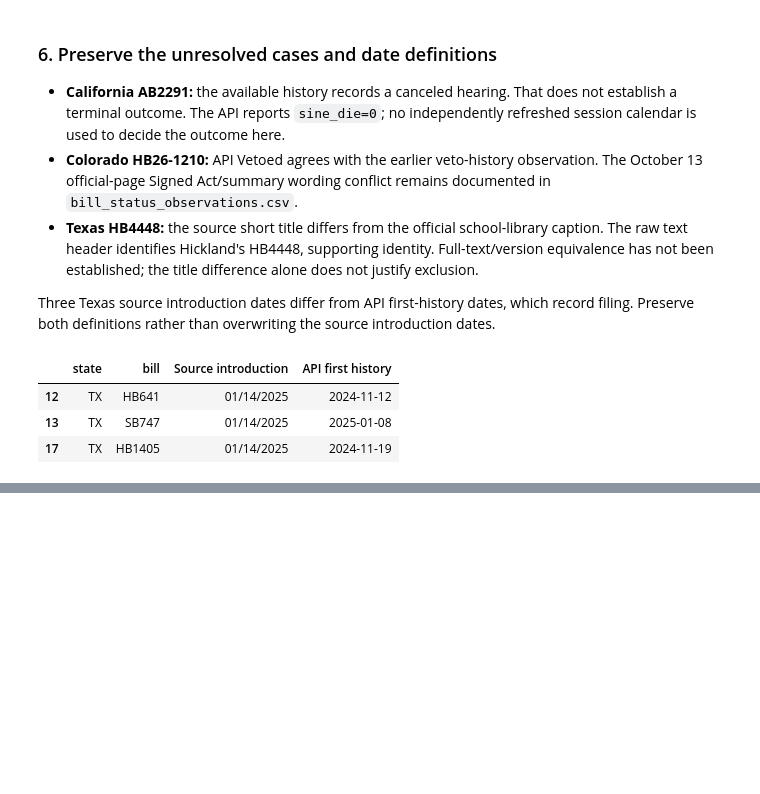
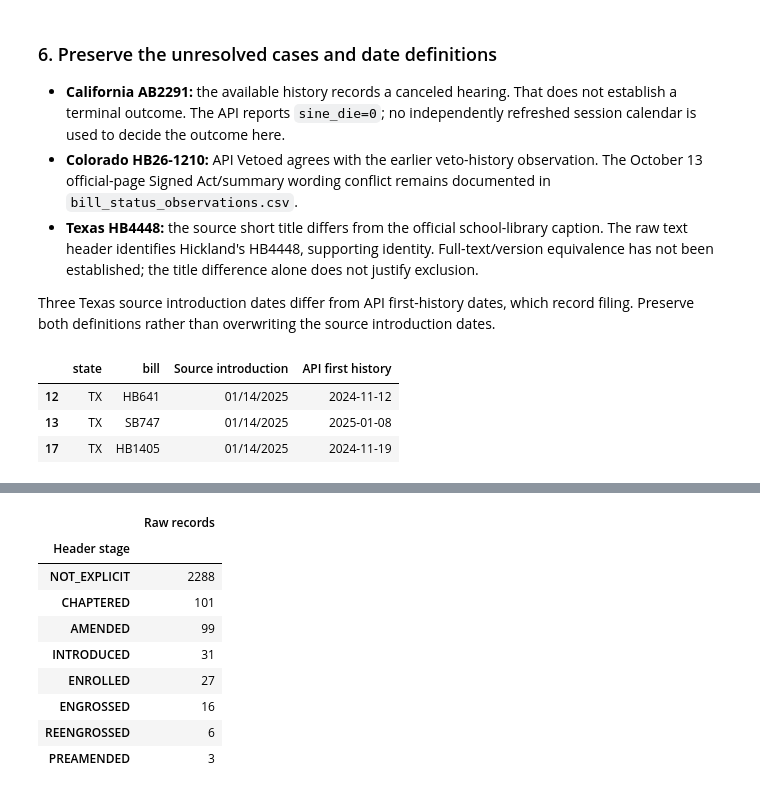
Before and after one commit to dhMontes/siads696-state-of-ai, a Jupyter notebook: notebooks/04_source_validation.ipynb, the cells around one changed output, grey strips where cells are left out. Drawn from its saved outputs; the diff is of its cells as text; code cells hidden in the pictures; blank space fills up the shorter version.

```diff
--- a/notebooks/04_source_validation.ipynb
+++ b/notebooks/04_source_validation.ipynb
@@ -156,0 +194,53 @@ display(date_review[["state", "bill", "Introduction_Date", "api_first_history_da
+# %%
+import re
+
+
+def header_stage(text):
+    header = re.split(
+        r"LEGISLATIVE COUNSEL'S DIGEST|Bill Summary|WHEREAS,|BE IT ENACTED",
+        text, maxsplit=1, flags=re.I,
+    )[0][:1800]
+    lines = [line.strip() for line in header.splitlines() if line.strip()]
+    for line in lines:
+        if re.fullmatch(r"PREAMENDED|REENGROSSED|ENGROSSED|INTRODUCED|ENROLLED", line):
+            return line
+    if any(re.match(r"AMENDED IN (ASSEMBLY|SENATE)\b", line) for line in lines):
+        return "AMENDED"
+    if any(re.fullmatch(r"CHAPTER \d+", line) for line in lines):
+        return "CHAPTERED"
+    before_body = re.split(
+        r"Bill Summary|WHEREAS,|BE IT ENACTED", text, maxsplit=1, flags=re.I,
+    )[0][:1800]
+    digest_label = re.search(
+        r"LEGISLATIVE COUNSEL'S DIGEST\s+"
+        r"(?:AB|SB|ACR|SCR|AJR|SJR|ACA|SCA|HR|SR)\s*\d+,\s+as introduced\b",
+        before_body, flags=re.I,
+    )
+    if digest_label:
+        return "INTRODUCED"
+    return "NOT_EXPLICIT"
+
+
+assert header_stage("A BILL\nBE IT ENACTED\nThis section quotes a bill as introduced.") == "NOT_EXPLICIT"
+assert header_stage("INTRODUCED\nA BILL FOR AN ACT") == "INTRODUCED"
+
+
+header_screen = pd.DataFrame({
+    "source_row": range(1, len(raw) + 1),
+    "screened_header_stage": raw["Bill_Text"].map(header_stage),
+})
+header_screen["source_row"] = header_screen["source_row"].astype(str)
+header_counts = header_screen["screened_header_stage"].value_counts().rename_axis("Header stage")
+display(header_counts.to_frame("Raw records"))
+assert header_counts.sum() == 2571
+# %% [output]
+|  | Raw records |
+| Header stage |  |
+| NOT_EXPLICIT | 2288 |
+| CHAPTERED | 101 |
+| AMENDED | 99 |
+| INTRODUCED | 31 |
+| ENROLLED | 27 |
+| ENGROSSED | 16 |
+| REENGROSSED | 6 |
+| PREAMENDED | 3 |
```
Also changed, not shown: parts of 8 cells of this notebook, 3 other files.
